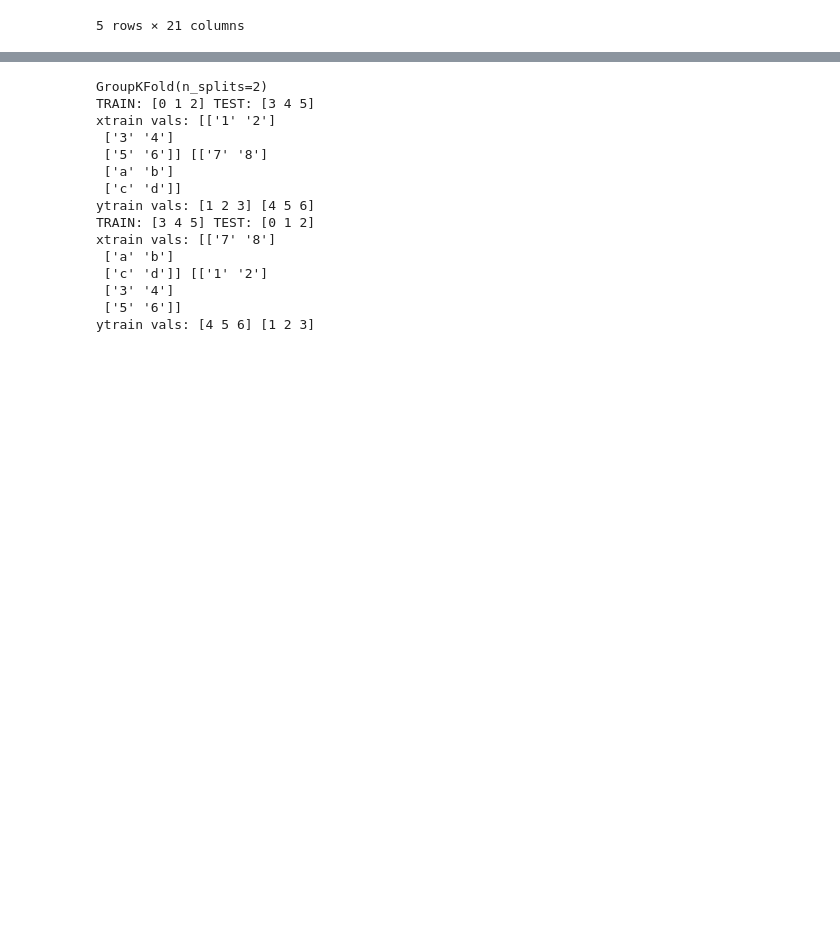
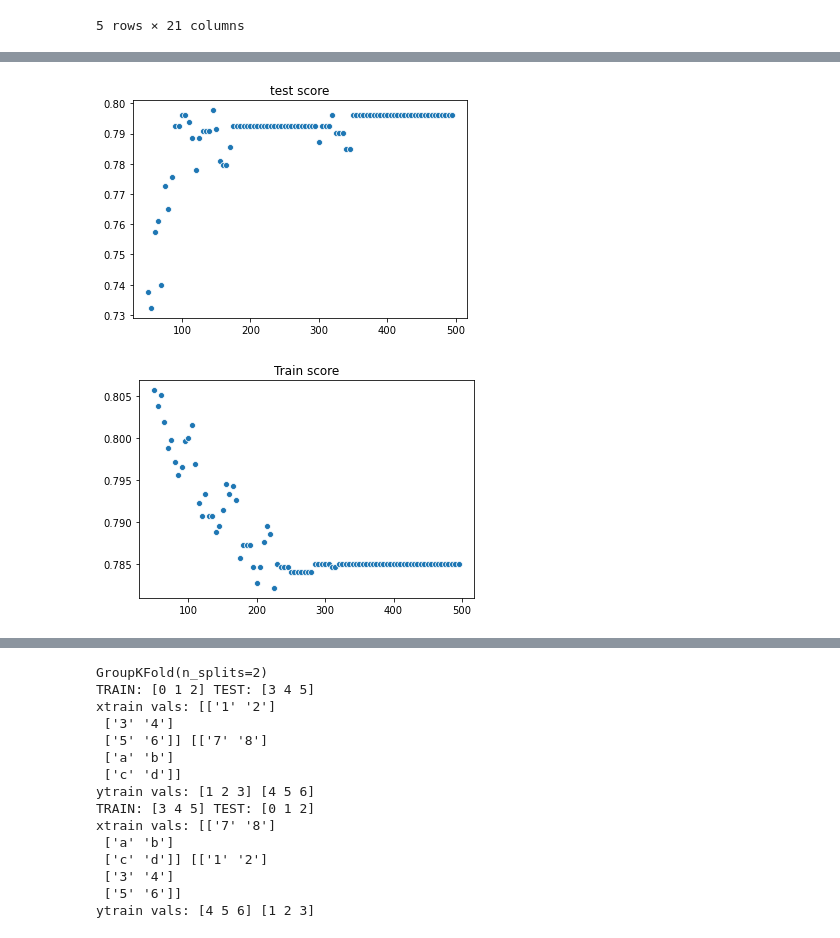
Before and after one commit to tnankie/Project-Daybreak, a Jupyter notebook: Stats.ipynb, the cells around one changed output, grey strips where cells are left out. Saved outputs shown, nothing was run; the diff lists cells and outputs as text; code cells hidden in the pictures; blank space fills up the shorter version.

```diff
--- a/Stats.ipynb
+++ b/Stats.ipynb
@@ -378,0 +601,22 @@ group_kfold.get_n_splits(x, y, groups)
+# %%
+from sklearn.neighbors import KNeighborsClassifier
+scores = []
+train = []
+plot_x = range(50,500,5)
+for k in plot_x:
+    neigh = KNeighborsClassifier(n_neighbors=k)
+
+    neigh.fit(x_train, y_train)
+
+    #print(neigh.score(x_test, y_test), "with,", k,"neighbours")
+    scores.append(neigh.score(x_test, y_test))
+    train.append(neigh.score(x_train, y_train))
+sns.scatterplot(x=plot_x, y =scores)
+plt.title("Test score")
+plt.show()
+sns.scatterplot(x=plot_x, y=train)
+plt.title("Train score")
+plt.show()
+# %% [output]
+[figure, added]
+[figure, added]
```
Also changed, not shown: parts of 26 cells of this notebook.
